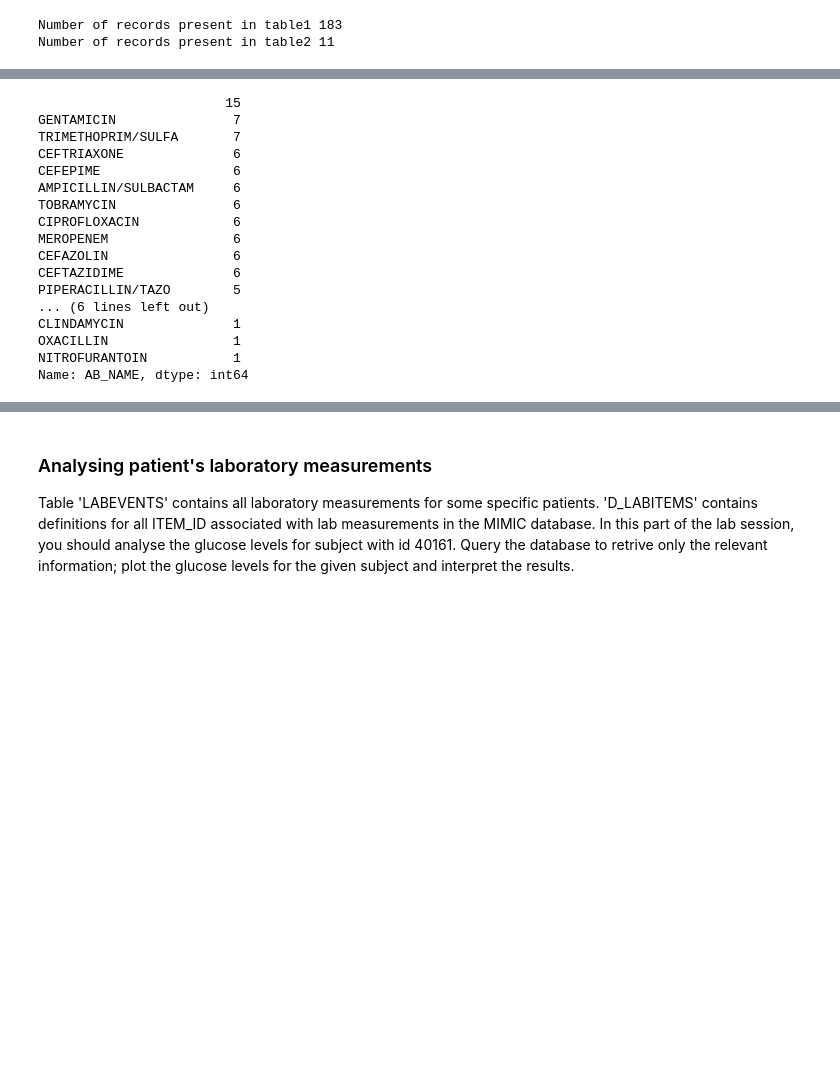
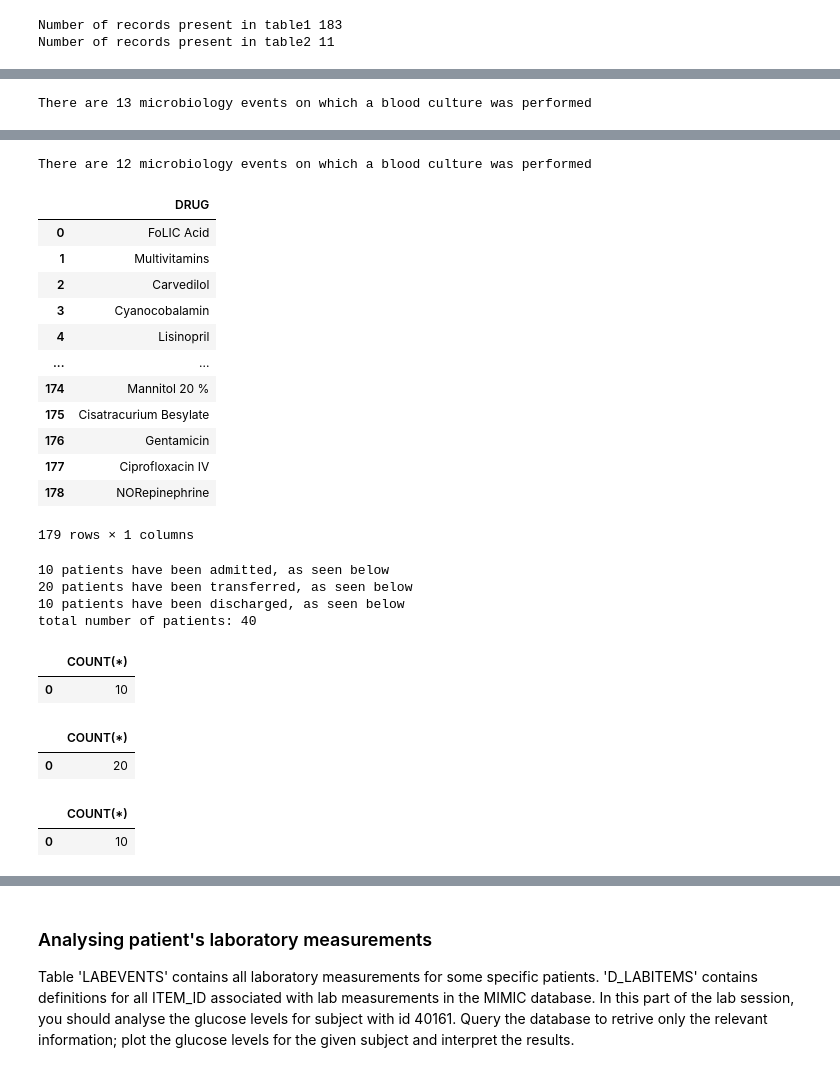
Before and after one commit to Aneruth/Data-Analytics, a Jupyter notebook: Practical Session 2/test.ipynb, the cells around one changed output, grey strips where cells are left out. Cells and saved outputs as stored; diff of their text form; code cells hidden in the pictures; blank space fills up the shorter version.

```diff
--- a/Practical Session 2/test.ipynb
+++ b/Practical Session 2/test.ipynb
@@ -67,5 +65,9 @@ microbio[microbio['SPEC_TYPE_DESC'] == 'BLOOD CULTURE']
 | 76 | 268557 | 40161 | 180396 | 2181-11-23 00:00:00 | 2181-11-23 23:47:00 | 70012 | BLOOD CULTURE | 80005 | KLEBSIELLA OXYTOCA | ... |
 | 77 | 268558 | 40161 | 180396 | 2181-11-23 00:00:00 | 2181-11-23 23:47:00 | 70012 | BLOOD CULTURE | 80005 | KLEBSIELLA OXYTOCA | ... |
 | 90 | 315552 | 40004 | 121157 | 2171-03-04 00:00:00 | 2171-03-04 21:12:00 | 70012 | BLOOD CULTURE | 80155 | STAPHYLOCOCCUS, COAGULASE NEGATIVE | ... |
+# %%
+print(f"There are {bloodcult.shape[0]} microbiology events on which a blood culture was performed")
+# %% [output]
+There are 13 microbiology events on which a blood culture was performed
 # %%
 #display the number of urine specimen tested for bacterial growth.
@@ -84,24 +87,25 @@ microbio[microbio['SPEC_TYPE_DESC'] == 'URINE']
 | 10 | 268047 | 40161 | 180396 | 2181-10-24 00:00:00 | 2181-10-24 18:26:00 | 70079 | URINE | 80002 | ESCHERICHIA COLI | ... |
 | 11 | 268048 | 40161 | 180396 | 2181-10-24 00:00:00 | 2181-10-24 18:26:00 | 70079 | URINE | 80002 | ESCHERICHIA COLI | ... |
 | 12 | 268049 | 40161 | 180396 | 2181-10-24 00:00:00 | 2181-10-24 18:26:00 | 70079 | URINE | 80002 | ESCHERICHIA COLI | ... |
+# %%
+print(f"There are {urinecult.shape[0]} microbiology events on which a blood culture was performed")
+# %% [output]
+There are 12 microbiology events on which a blood culture was performed
 # %%
 #display all the distinct drug values (from prescription table) used among all the records present.
-microbio['AB_NAME'].value_counts(dropna=False)
+drugs=pd.read_sql_query(""" SELECT DISTINCT DRUG FROM 'PRESCRIPTIONS'""",con)
+drugs
 # %% [output]
+|  | DRUG |
+| 0 | FoLIC Acid |
+| 1 | Multivitamins |
+| 2 | Carvedilol |
+| 3 | Cyanocobalamin |
+| 4 | Lisinopril |
+| ... | ... |
+| 174 | Mannitol 20 % |
+| 175 | Cisatracurium Besylate |
+| 176 | Gentamicin |
+| 177 | Ciprofloxacin IV |
+| 178 | NORepinephrine |
-                        15
-GENTAMICIN               7
-TRIMETHOPRIM/SULFA       7
-CEFTRIAXONE              6
-CEFEPIME                 6
-AMPICILLIN/SULBACTAM     6
-TOBRAMYCIN               6
-CIPROFLOXACIN            6
-MEROPENEM                6
-CEFAZOLIN                6
-CEFTAZIDIME              6
-PIPERACILLIN/TAZO        5
-... (6 lines left out)
-CLINDAMYCIN              1
-OXACILLIN                1
-NITROFURANTOIN           1
-Name: AB_NAME, dtype: int64
+179 rows × 1 columns
@@ -110,2 +112,38 @@ Name: AB_NAME, dtype: int64
+# %%
+#considering the information available at transfers table, find out the numbers of patients admitted; transfered or discharged from the hospital.
+# df_transfers = pd.read_sql_query("SELECT DISTINCT EVENTTYPE FROM 'TRANSFERS'",connection)
+# df_transfers.head()
+# #these shows us there are 3 distinct eventtypes
+
+print("10 patients have been admitted, as seen below")
+print("20 patients have been transferred, as seen below")
+print("10 patients have been discharged, as seen below")
+
+#we can check this by seeing that there are 40 rows total:
+rows = pd.read_sql_query("SELECT * FROM 'TRANSFERS'",con).shape[0]
+print(f"total number of patients: {rows}")
+# %% [output]
+10 patients have been admitted, as seen below
+20 patients have been transferred, as seen below
+10 patients have been discharged, as seen below
+total number of patients: 40
+# %%
+#admissions:
+pd.read_sql_query("SELECT COUNT(*) FROM 'TRANSFERS' WHERE EVENTTYPE = 'admit'",con)
+# %% [output]
+|  | COUNT(*) |
+| 0 | 10 |
+# %%
+#transfers:
+pd.read_sql_query("SELECT COUNT(*) FROM 'TRANSFERS' WHERE EVENTTYPE = 'transfer'",con)
+# %% [output]
+|  | COUNT(*) |
+| 0 | 20 |
+# %%
+#discharges:
+pd.read_sql_query("SELECT COUNT(*) FROM 'TRANSFERS' WHERE EVENTTYPE = 'discharge'",con)
+# %% [output]
+|  | COUNT(*) |
+| 0 | 10 |
 # %%
 #display only information for substances whose level of injection was higher than 100 mL (ordered based on the injection value) and caregiver id was 21452 and 21108.
```
Also changed, not shown: parts of 11 cells of this notebook.
